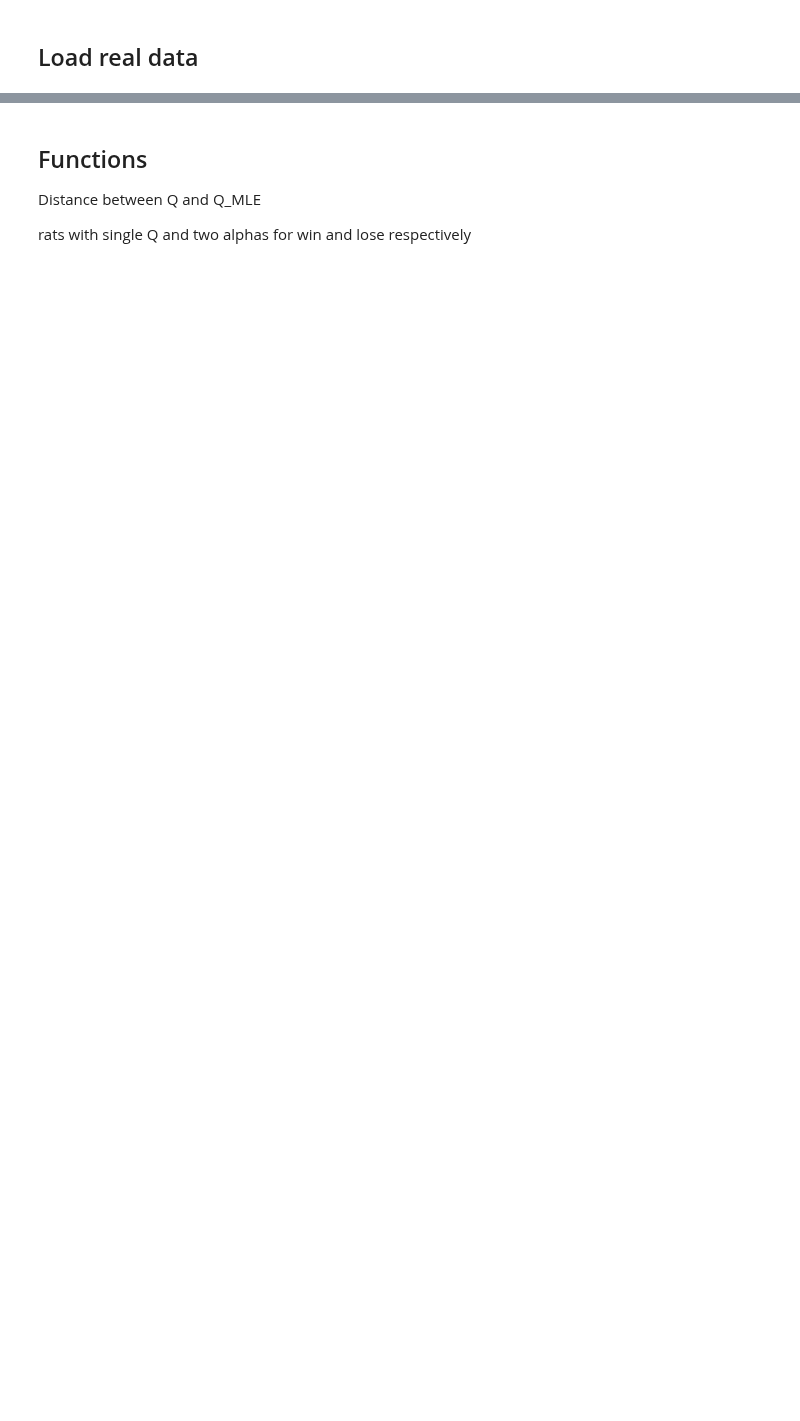
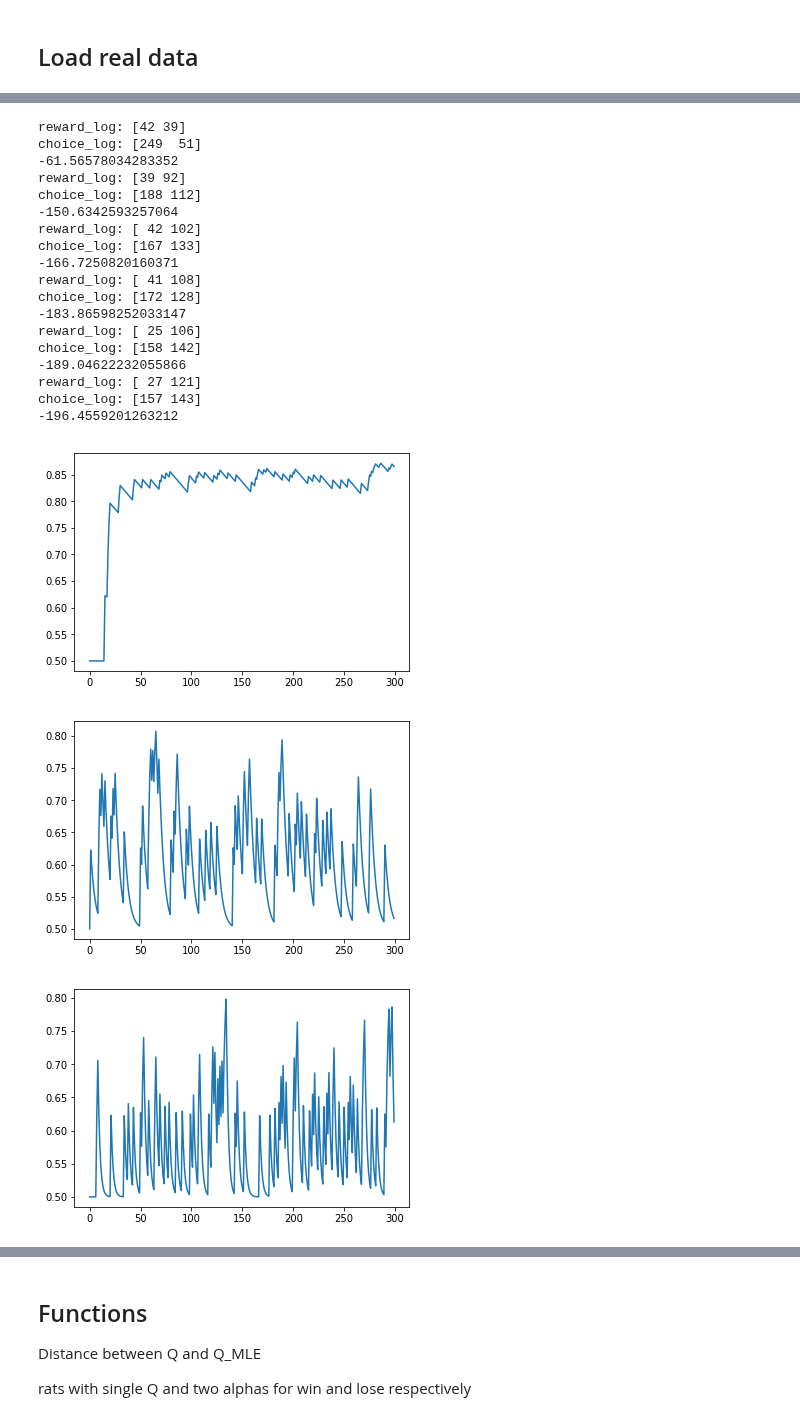
Before and after one commit to Maylibooyah69/RewardReversalPorject, a Jupyter notebook: MLE_2alpha.ipynb, the cells around one changed output, grey strips where cells are left out. Saved outputs shown, nothing was run; the diff lists cells and outputs as text; code cells hidden in the pictures; blank space fills up the shorter version.

```diff
--- a/MLE_2alpha.ipynb
+++ b/MLE_2alpha.ipynb
@@ -81,0 +76,39 @@ rat.Q
+# %%
+def plot_lh_vs_alphaS():
+    fig=1
+    for i in np.linspace(0.01,1,6):
+        env=toyQ_2choice()
+        rat=SQFSrat(env,alphaS=0.25,alphaF=i,beta=2)
+        env,rat=train_rat(env,rat,300)
+        obslog=np.array(env.obslog)
+        choicelog=np.array(rat.choiceLog)
+        print('reward_log:',np.sum(obslog,axis=0))
+        print('choice_log:',np.sum(choicelog,axis=0))
+        print(np.log(np.prod(rat.lhLog,axis=0)))
+        plt.figure(fig)
+        plt.plot(rat.lhLog)
+        fig+=1
+# %%
+plot_lh_vs_alphaS()
+# %% [output]
+reward_log: [42 39]
+choice_log: [249  51]
+-61.56578034283352
+reward_log: [39 92]
+choice_log: [188 112]
+-150.6342593257064
+reward_log: [ 42 102]
+choice_log: [167 133]
+-166.7250820160371
+reward_log: [ 41 108]
+choice_log: [172 128]
+-183.86598252033147
+reward_log: [ 25 106]
+choice_log: [158 142]
+-189.04622232055866
+reward_log: [ 27 121]
+choice_log: [157 143]
+-196.4559201263212
+[figure, added]
+[figure, added]
+[figure, added]
```
Also changed, not shown: parts of 25 cells of this notebook, 34 other files.
